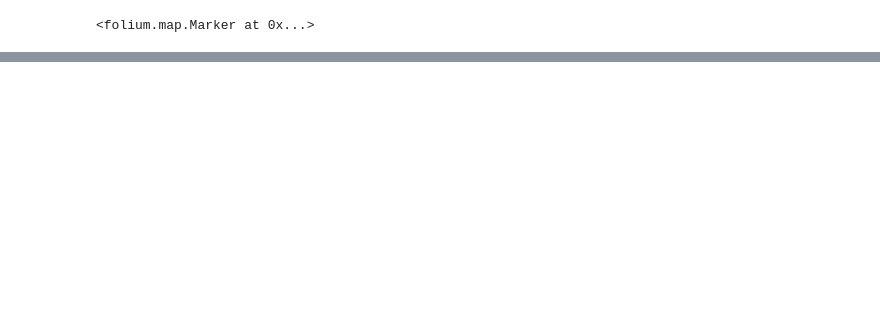
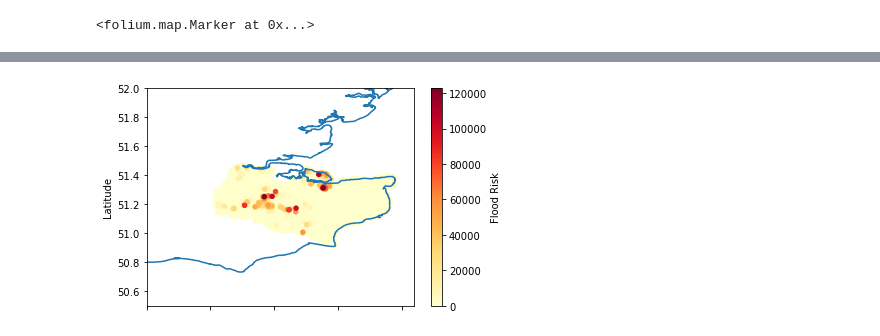
Before and after one commit to acse-mgs219/FloodRiskTool, a Jupyter notebook: flood_tool/Highest5.ipynb, the cells around one changed output, grey strips where cells are left out. Cells and saved outputs as stored; diff of their text form; code cells hidden in the pictures; blank space fills up the shorter version.

Commit message:
Added second plot to ipynb

```diff
--- a/flood_tool/Highest5.ipynb
+++ b/flood_tool/Highest5.ipynb
@@ -40,3 +42,14 @@ folium.Marker(
 m
 # %% [output]
 [interactive output not drawn]
+# %%
+great_britain = np.load(r'./extras/gb_coastline.npy')
+# Plot lower values first, so that they don't overwrite the higher ones where they overlap
+values = values.sort_values(by='Flood Risk')
+values.plot.scatter('Longitude', 'Latitude', c='Flood Risk', cmap=plt.cm.YlOrRd)
+plt.plot(great_britain[:,1], great_britain[:,0])
+# Since the file we had only covered Kent
+plt.axis([-0.5,1.6,50.5,52])
+plt.show()
+# %% [output]
+[figure, added]
```
Also changed, not shown: parts of 1 cell of this notebook, 1 other file.
